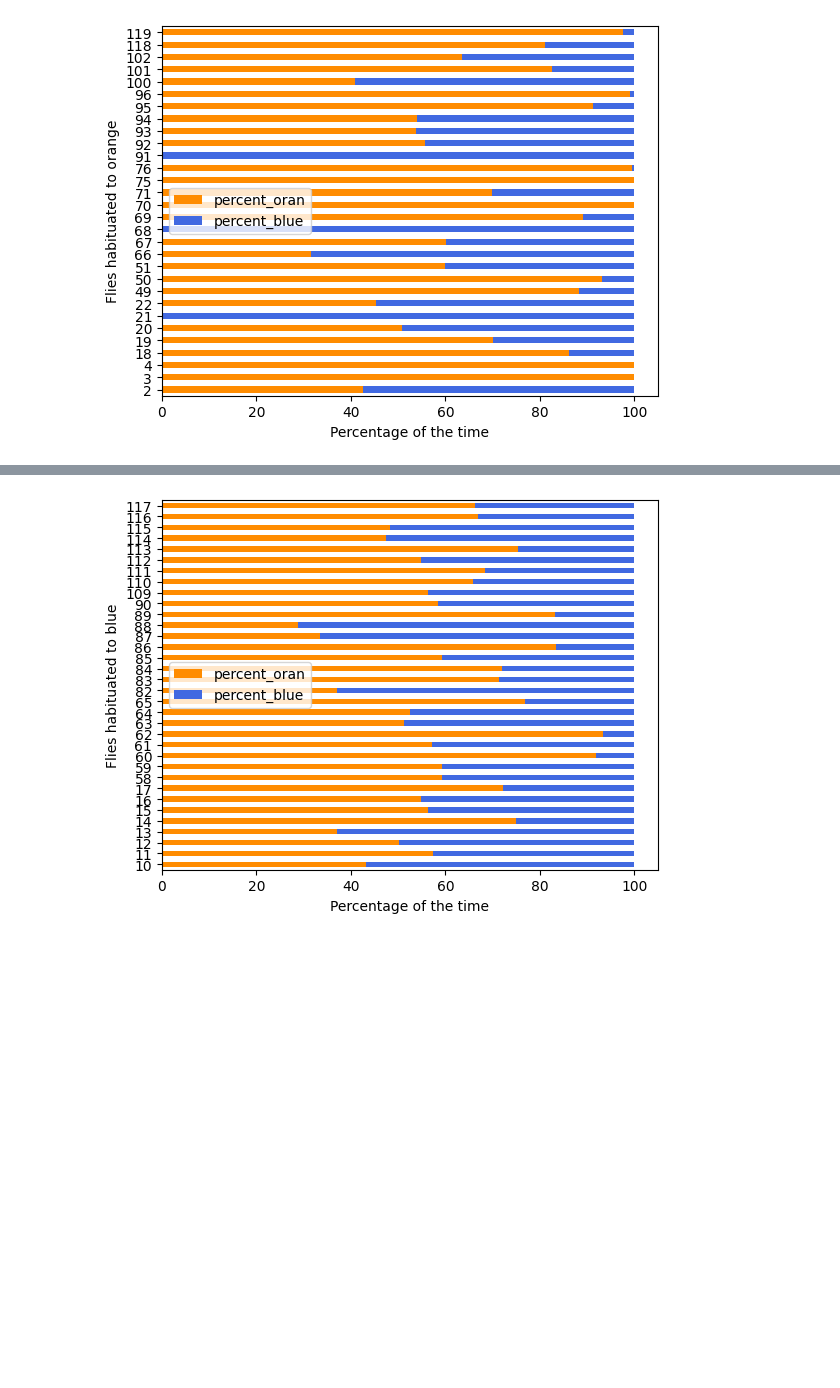
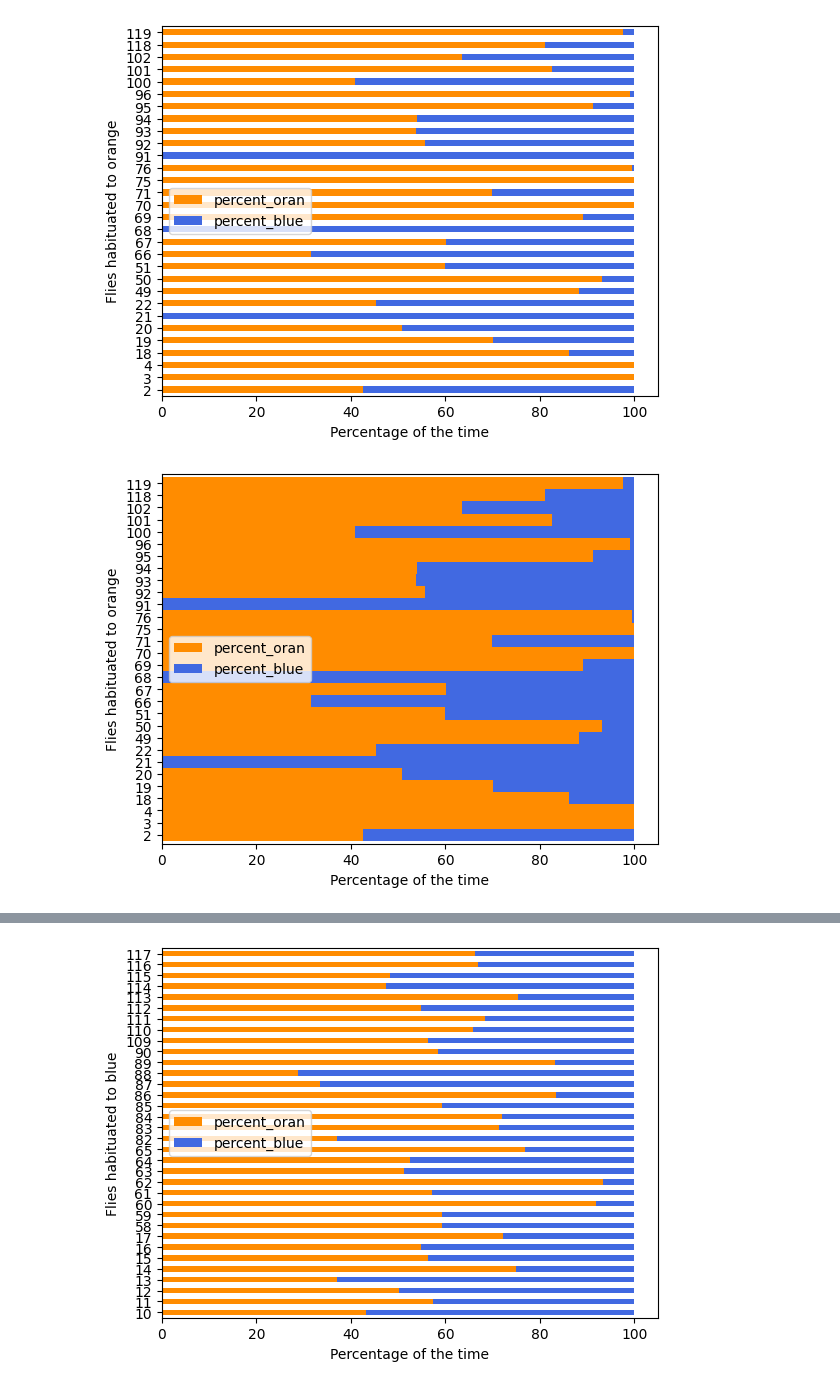
Before and after one commit to NeLy-EPFL/object_preference, a Jupyter notebook: graphs.ipynb, the cells around one changed output, grey strips where cells are left out. Drawn from its saved outputs; the diff is of its cells as text; code cells hidden in the pictures; blank space fills up the shorter version.

Commit message:
Updated data visualization in graphs.ipynb

```diff
--- a/graphs.ipynb
+++ b/graphs.ipynb
@@ -308,3 +308,29 @@ plt.ylabel('Flies habituated to orange')
 plt.show()
 # %% [output]
 [figure]
+# %%
+# Filter the DataFrame
+df_orange = df[df['habituation_cond'] == 'orange'].copy()
+
+# Calculate the total time for each row
+df_orange['total_time_food'] = df_orange['tot_time_oran'] + df_orange['tot_time_blue']
+
+# Calculate the percentage of time spent on each type of object
+df_orange['percent_oran'] = df_orange['tot_time_oran'] / df_orange['total_time_food'] * 100
+df_orange['percent_blue'] = df_orange['tot_time_blue'] / df_orange['total_time_food'] * 100
+
+# Plot the DataFrame
+ax = df_orange[['percent_oran', 'percent_blue']].plot.barh(
+    stacked=True,
+    color=['darkorange', 'royalblue'],
+    width=1.0
+)
+
+# Set labels
+ax.set_xlabel('Percentage of the time')
+ax.set_ylabel('Flies habituated to orange')
+
+# Show the plot
+plt.show()
+# %% [output]
+[figure, added]
```
Also changed, not shown: parts of 15 cells of this notebook.
